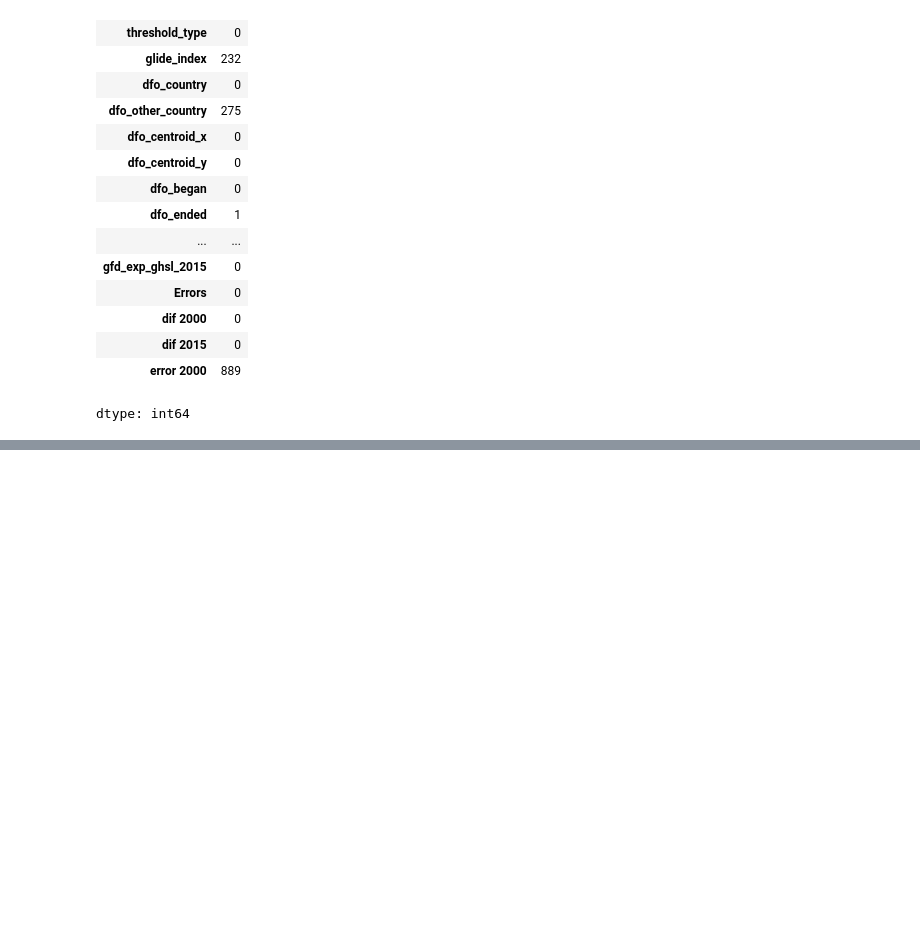
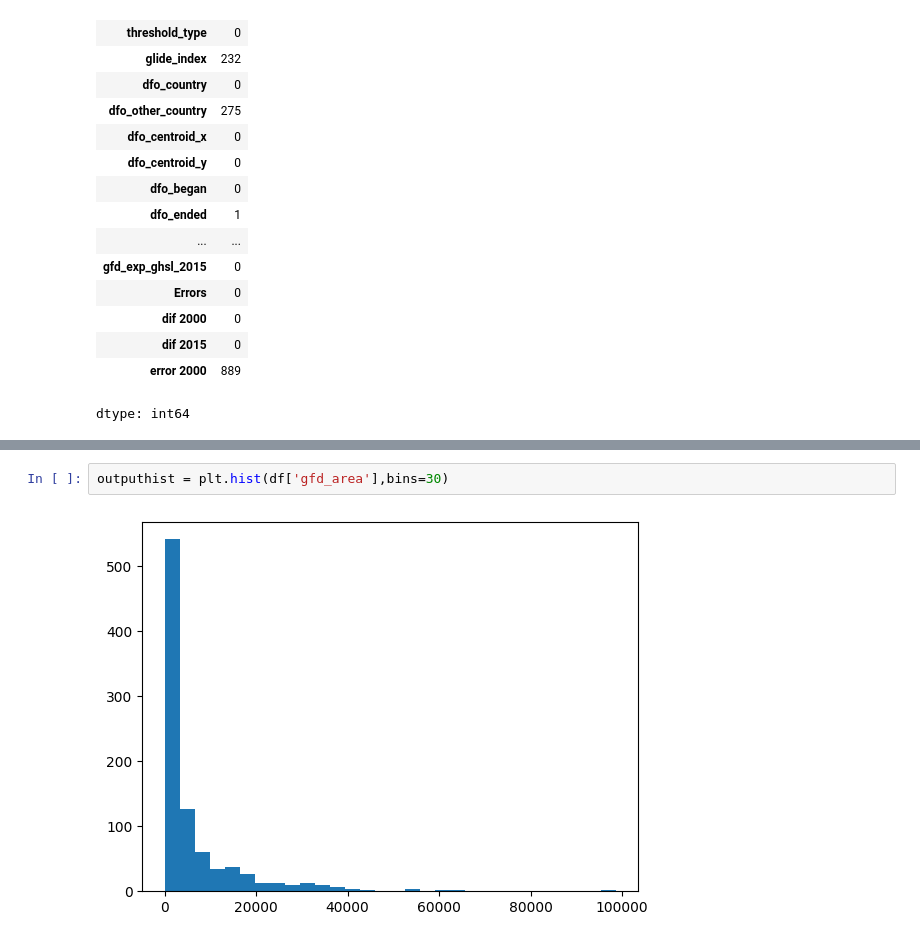
Before and after one commit to Pornphankub/BSC_DPDM2025, a Jupyter notebook: Ch3_Data_Preprocessing.ipynb, the cells around one changed output, grey strips where cells are left out. Saved outputs shown, nothing was run; the diff lists cells and outputs as text; blank space fills up the shorter version.

```diff
--- a/Ch3_Data_Preprocessing.ipynb
+++ b/Ch3_Data_Preprocessing.ipynb
@@ -244,0 +283,4 @@ dtype: int64
+# %%
+outputhist = plt.hist(df['gfd_area'],bins=30)
+# %% [output]
+[figure, added]
```
Also changed, not shown: parts of 28 cells of this notebook.
